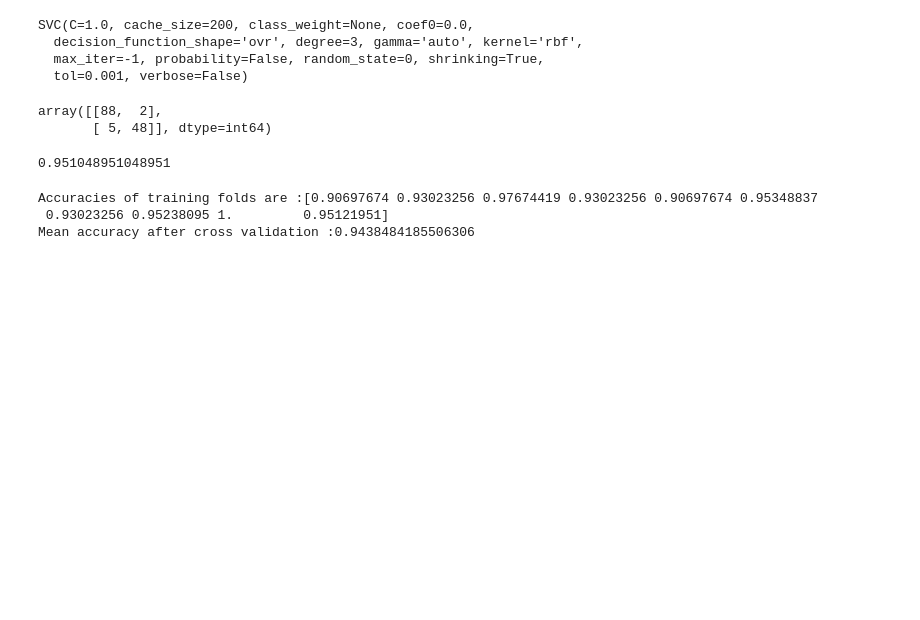
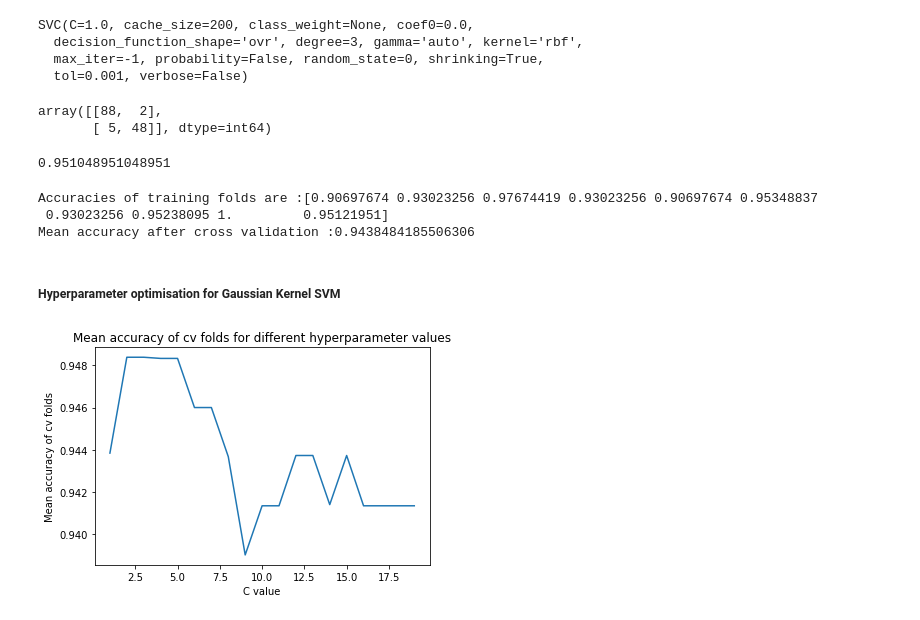
Before and after one commit to sarosam22/Machine-Learning-Python, a Jupyter notebook: Breast Cancer Wisonsin/breast-cancer-wisconsin.ipynb, the cells around one changed output. Saved outputs shown, nothing was run; the diff lists cells and outputs as text; code cells hidden in the pictures; blank space fills up the shorter version.

```diff
--- a/Breast Cancer Wisonsin/breast-cancer-wisconsin.ipynb
+++ b/Breast Cancer Wisonsin/breast-cancer-wisconsin.ipynb
@@ -255,3 +352,21 @@ print('Mean accuracy after cross validation :' +str(accuracies_svm_radial_mean.m
 Accuracies of training folds are :[0.90697674 0.93023256 0.97674419 0.93023256 0.90697674 0.95348837
  0.93023256 0.95238095 1.         0.95121951]
 Mean accuracy after cross validation :0.9438484185506306
+# %% [markdown]
+<h5>Hyperparameter optimisation for Gaussian Kernel SVM</h5>
+# %%
+C_value = np.arange(start=1, stop=20, step=1)
+# %%
+scores_opt=[]
+for i in C_value:
+    mean_svm_radial_classifier_opt = SVC(C=i, kernel='rbf', random_state=0)
+    score_opt = cross_val_score(estimator=mean_svm_radial_classifier_opt, cv=10, X=X_train, y=y_train, scoring='accuracy')
+    scores_opt.append(score_opt.mean())
+# %%
+plt.plot(C_value,scores_opt)
+plt.xlabel('C value')
+plt.ylabel('Mean accuracy of cv folds')
+plt.title('Mean accuracy of cv folds for different hyperparameter values of Gaussian Kernel SVM')
+plt.show()
+# %% [output]
+[figure, added]
```
Also changed, not shown: parts of 39 cells of this notebook, 1 other file.
